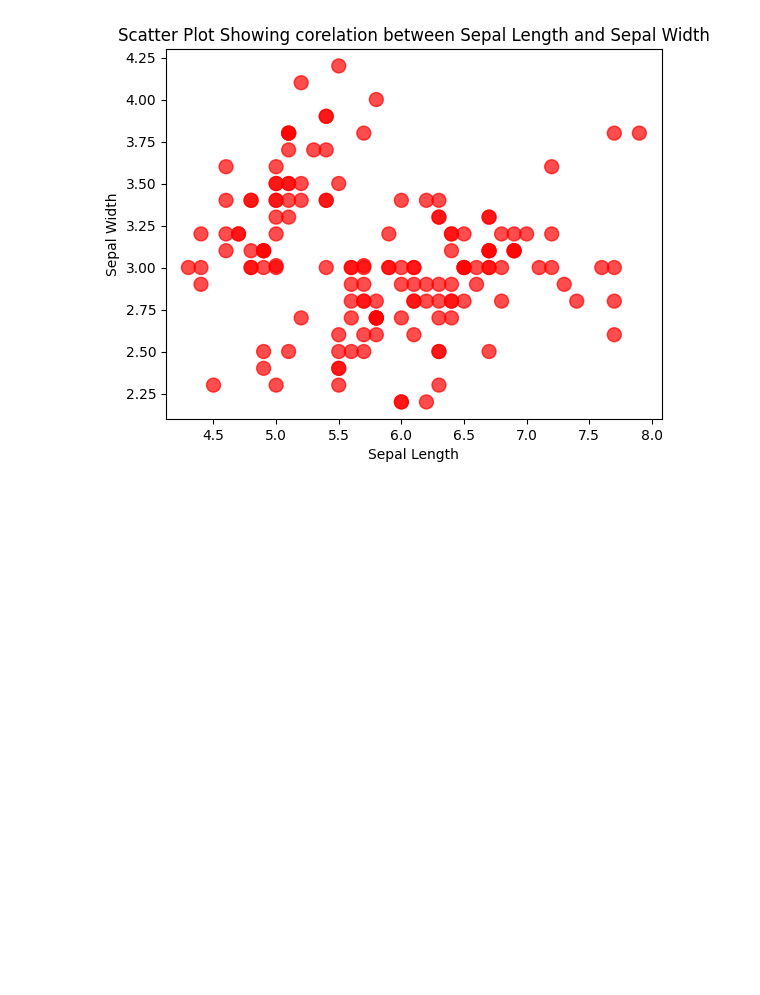
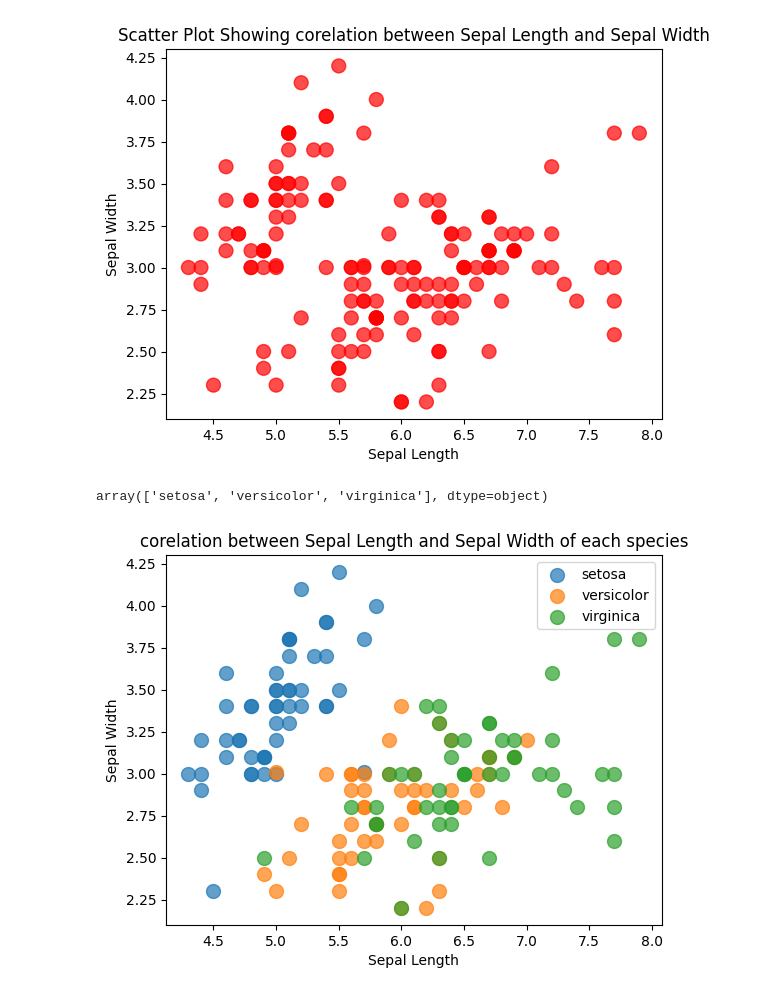
Before and after one commit to ArvindUpreti/Iris-dataset-Analysis, a Jupyter notebook: Iris Data Project.ipynb, the cells around one changed output. Saved outputs shown, nothing was run; the diff lists cells and outputs as text; code cells hidden in the pictures; blank space fills up the shorter version.

```diff
--- a/Iris Data Project.ipynb
+++ b/Iris Data Project.ipynb
@@ -260,3 +268,21 @@ plt.title('Scatter Plot Showing corelation between Sepal Length and Sepal Width'
 plt.show()
 # %% [output]
 [figure]
+# %%
+df.species.unique()
+# %% [output]
+array(['setosa', 'versicolor', 'virginica'], dtype=object)
+# %%
+# Showing corelation between Sepal Length and Sepal Width
+setosa=df[df["species"]=="setosa"]
+versicolor=df[df["species"]=="versicolor"]
+virginica=df[df["species"]=="virginica"]
+plt.scatter(setosa['sepal_length'], setosa['sepal_width'], s=100, alpha=0.7);
+plt.scatter(versicolor['sepal_length'], versicolor['sepal_width'], s=100, alpha=0.7);
+plt.scatter(virginica['sepal_length'], virginica['sepal_width'], s=100, alpha=0.7);
+plt.xlabel('Sepal Length');
+plt.ylabel('Sepal Width');
+plt.legend(["setosa","versicolor","virginica"]);
+plt.title('corelation between Sepal Length and Sepal Width of each species');
+# %% [output]
+[figure, added]
```
Also changed, not shown: parts of 11 cells of this notebook.
